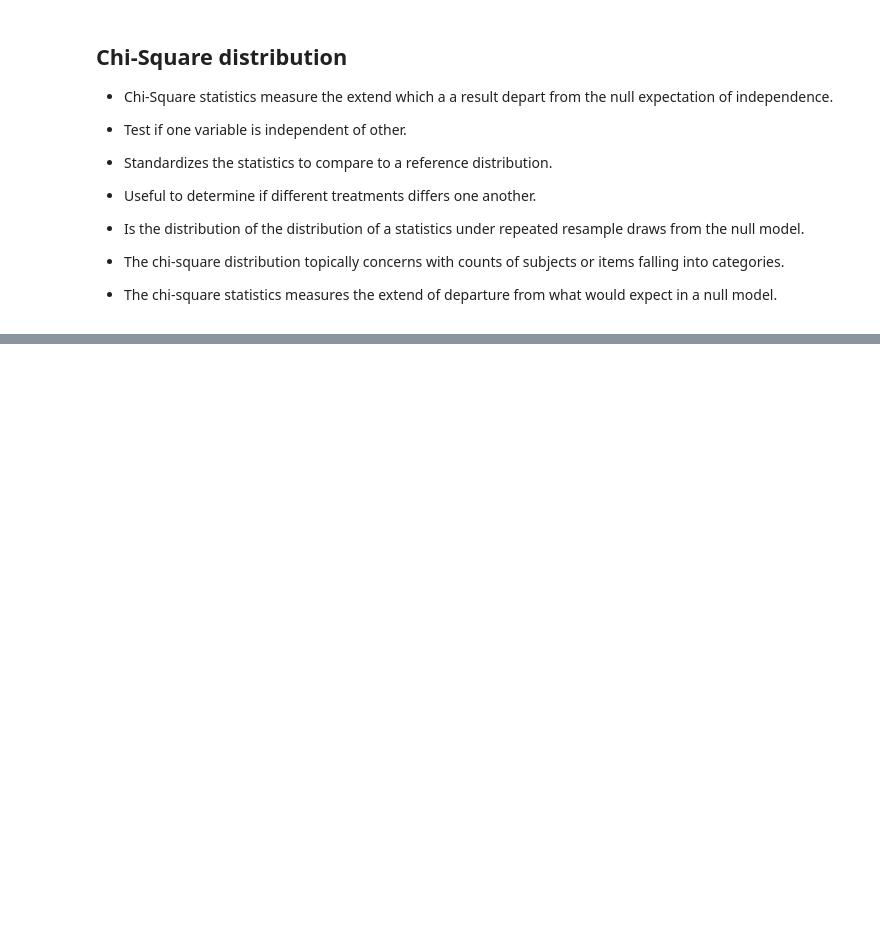
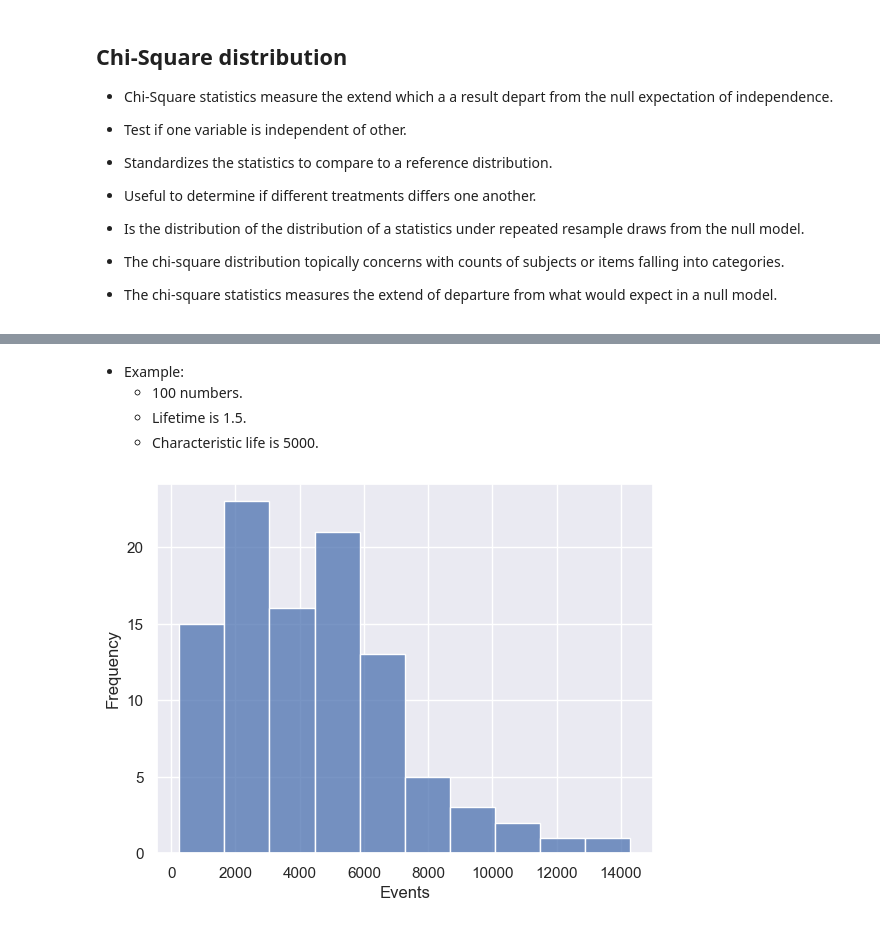
Before and after one commit to alvarodiegomaia/practical-statistics-for-data-scientists, a Jupyter notebook: notebooks/Chapter 2 - Data and Sampling Distributions.ipynb, the cells around one changed output, grey strips where cells are left out. Drawn from its saved outputs; the diff is of its cells as text; code cells hidden in the pictures; blank space fills up the shorter version.

```diff
--- a/notebooks/Chapter 2 - Data and Sampling Distributions.ipynb
+++ b/notebooks/Chapter 2 - Data and Sampling Distributions.ipynb
@@ -631,0 +779,16 @@ stats.binom.cdf(2, n=5, p=0.1)
+# %% [markdown]
+- Example:
+    - 100 numbers.
+    - Lifetime is 1.5.
+    - Characteristic life is 5000.
+# %%
+%%capture --no-display
+sample = stats.weibull_min.rvs(1.6, size=100, scale=5000)
+
+sns.histplot(sample)
+
+plt.ylabel('Frequency')
+plt.xlabel('Events')
+plt.show()
+# %% [output]
+[figure, added]
```
Also changed, not shown: parts of 17 cells of this notebook.
